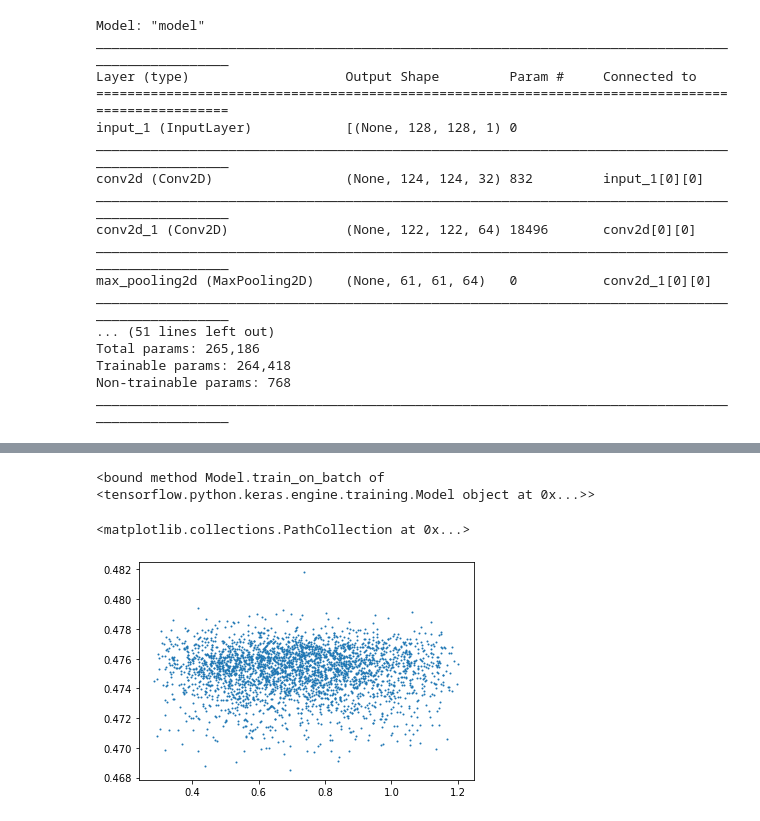
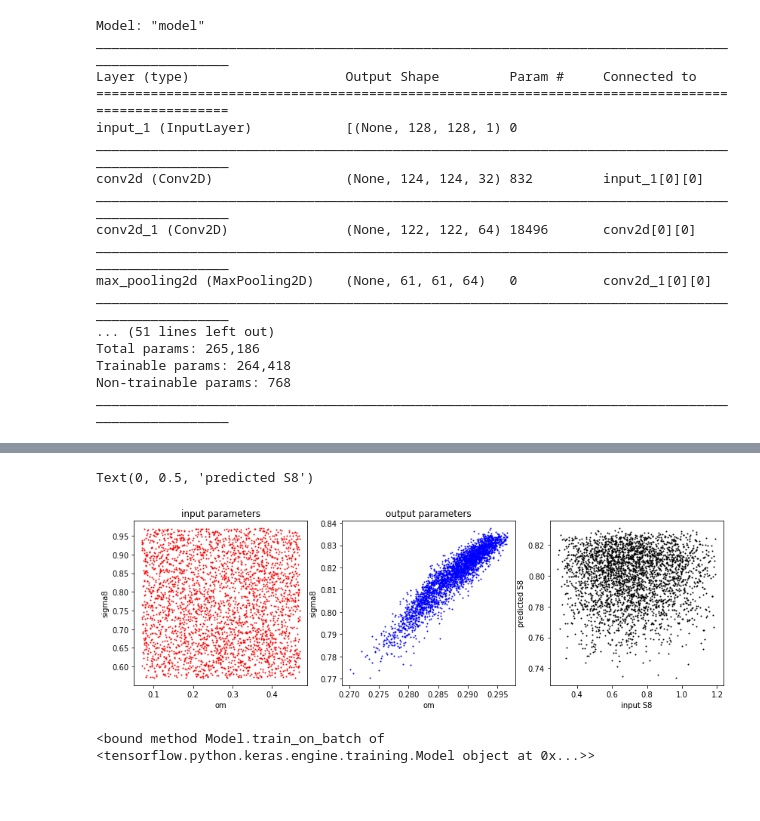
Before and after one commit to liuxx479/Outlier, a Jupyter notebook: notebooks/ResNet_TF.ipynb, the cells around one changed output, grey strips where cells are left out. Saved outputs shown, nothing was run; the diff lists cells and outputs as text; code cells hidden in the pictures; blank space fills up the shorter version.

```diff
--- a/notebooks/ResNet_TF.ipynb
+++ b/notebooks/ResNet_TF.ipynb
@@ -187,9 +192,11 @@ None
+# %%
+def loss_L2(y_true, y_pred):
+  return np.sum((y_pred - y_true)**2)
 # %%
 callbacks     = [ckpt_callback]
 if latest_file is None:
-    res_net_model.compile(optimizer=keras.optimizers.Adam(),loss='mse',metrics=['mse'])
+    # res_net_model.compile(optimizer=keras.optimizers.Adam(),loss='mse',metrics=['mse','mse'])
+    res_net_model.compile(optimizer=keras.optimizers.Adam(),loss=loss_L2,metrics=['mse','mse'])
 else:
     res_net_model = keras.models.load_model(latest_file)
-history = res_net_model.fit(train_dataset, epochs=1, steps_per_epoch=200,validation_data=val_dataset,verbose=1,validation_steps=3, callbacks=callbacks)
-hists.append(history)
 # %% [output]
@@ -201,0 +205,5 @@ plt.plot(history.history['mse'], marker='o')
+# %%
+history = res_net_model.fit(train_dataset, epochs=10, steps_per_epoch=20,
+                            validation_data=val_dataset, verbose=1, validation_steps=3,
+                            callbacks=callbacks)
+hists.append(history)
@@ -236,4 +223,0 @@ scatter(predictions.T[0], predictions.T[1],color='b',s=1)
-# %%
-res_net_model.train_on_batch
-# %% [output]
-<bound method Model.train_on_batch of <tensorflow.python.keras.engine.training.Model object at 0x...>>
@@ -246,5 +223,0 @@ pred_s8=S8_gen(predictions)
-# %%
-plt.scatter(true_s8, pred_s8, s=1)
-# %% [output]
-<matplotlib.collections.PathCollection at 0x...>
-[figure, removed]
@@ -250,0 +227,24 @@ plt.scatter(true_s8, pred_s8, s=1)
+# %%
+figure(figsize=(14,4))
+subplot(1,3,1)
+scatter(params_input.T[0], params_input.T[1],color='r',s=1)
+title('input parameters')
+xlabel('om')
+ylabel('sigma8')
+subplot(1,3,2)
+scatter(predictions.T[0], predictions.T[1],color='b',s=1)
+title('output parameters')
+xlabel('om')
+ylabel('sigma8')
+subplot(1,3,3)
+scatter(true_s8, pred_s8, s=1,color='k')
+xlabel('input S8')
+ylabel('predicted S8')
+# %% [output]
+Text(0, 0.5, 'predicted S8')
+[figure, added]
+# %%
+############ JL: what is this for?
+res_net_model.train_on_batch
+# %% [output]
+<bound method Model.train_on_batch of <tensorflow.python.keras.engine.training.Model object at 0x...>>
```
Also changed, not shown: parts of 22 cells of this notebook.
